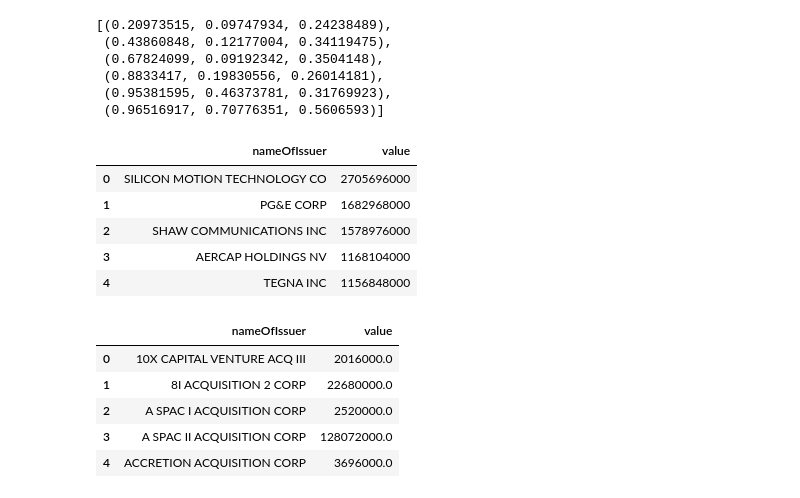
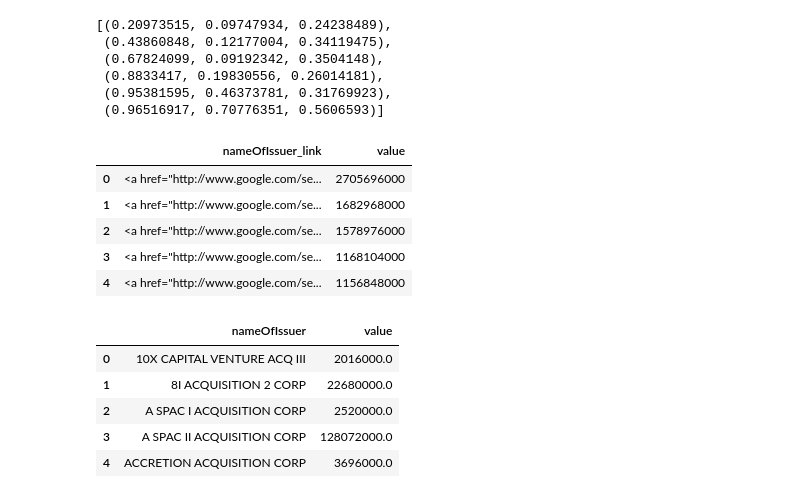
Before and after one commit to whs2k/stockFries_gha, a Jupyter notebook: notebooks/0.2.0-formatHTML.ipynb, the cells around one changed output. Drawn from its saved outputs; the diff is of its cells as text; code cells hidden in the pictures.

```diff
--- a/notebooks/0.2.0-formatHTML.ipynb
+++ b/notebooks/0.2.0-formatHTML.ipynb
@@ -20,6 +20,9 @@ for fund in fund_dict:
     except:
         print(traceback.format_exc())
         continue
+df_all['nameOfIssuer_link'] =df_all['nameOfIssuer'].apply(
+    lambda x: str('''<a href="http://www.google.com/search?q=stock price {}">{}</a>''' \
+        .format(x, x)))
 
 
 df_heavy, df_hot, df_cold = process_scraped_data(df_all)
@@ -104,23 +117,23 @@ sns.color_palette("rocket")
  (0.96516917, 0.70776351, 0.5606593)]
 # %%
 #https://www.geeksforgeeks.org/display-the-pandas-dataframe-in-heatmap-style/
-df_heavy_formatted = df_heavy.reset_index()[['nameOfIssuer','value']]
+df_heavy_formatted = df_heavy.reset_index()[['nameOfIssuer_link','value']]
 df_heavy_formatted['value'] = df_heavy_formatted['value'].apply(
     lambda x: x * 1000)
 #df_heavy_formatted.style.background_gradient(cmap ='viridis')
 #df_heavy_formatted.style.background_gradient(cmap=cm)
 int_frmt = lambda x: '${:,}'.format(x)
 float_frmt = lambda x: '{:,.0f}'.format(x) if x > 1e3 else '{:,.2f}'.format(x)
 frmt_map = {np.dtype('int64'):int_frmt, np.dtype('float64'):float_frmt}
 frmt = {col:frmt_map[df_heavy_formatted.dtypes[col]] for col in df_heavy_formatted.columns if df_heavy_formatted.dtypes[col] in frmt_map.keys()}
 df_heavy_formatted.head()
 # %% [output]
-|  | nameOfIssuer | value |
-| 0 | SILICON MOTION TECHNOLOGY CO | 2705696000 |
-| 1 | PG&E CORP | 1682968000 |
-| 2 | SHAW COMMUNICATIONS INC | 1578976000 |
-| 3 | AERCAP HOLDINGS NV | 1168104000 |
-| 4 | TEGNA INC | 1156848000 |
+|  | nameOfIssuer_link | value |
+| 0 | <a href="http://www.google.com/se... | 2705696000 |
+| 1 | <a href="http://www.google.com/se... | 1682968000 |
+| 2 | <a href="http://www.google.com/se... | 1578976000 |
+| 3 | <a href="http://www.google.com/se... | 1168104000 |
+| 4 | <a href="http://www.google.com/se... | 1156848000 |
 # %%
 #https://www.geeksforgeeks.org/display-the-pandas-dataframe-in-heatmap-style/
 df_hot_formatted = df_hot.reset_index()[['nameOfIssuer','value']]
```
Also changed, not shown: parts of 2 cells of this notebook, 10 other files.
